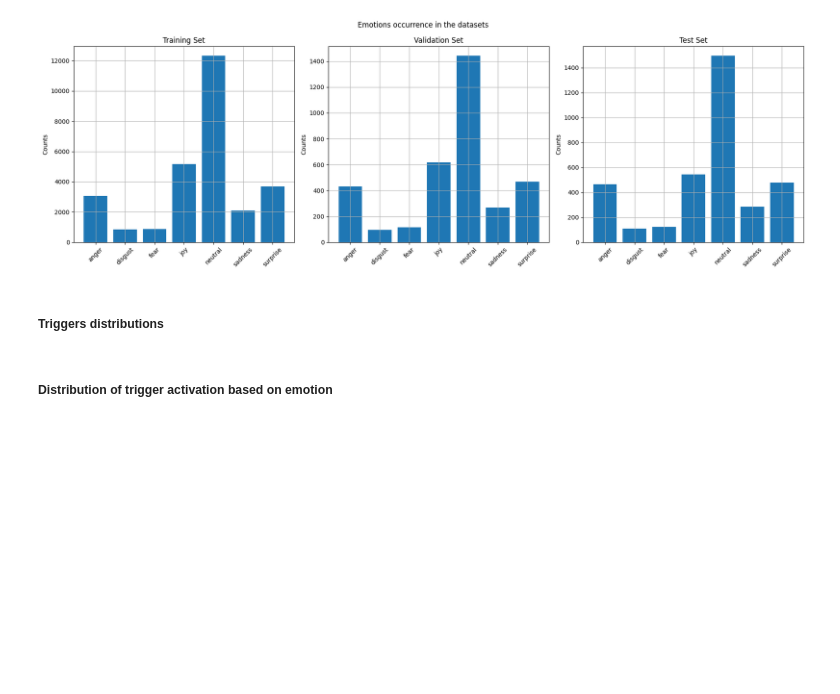
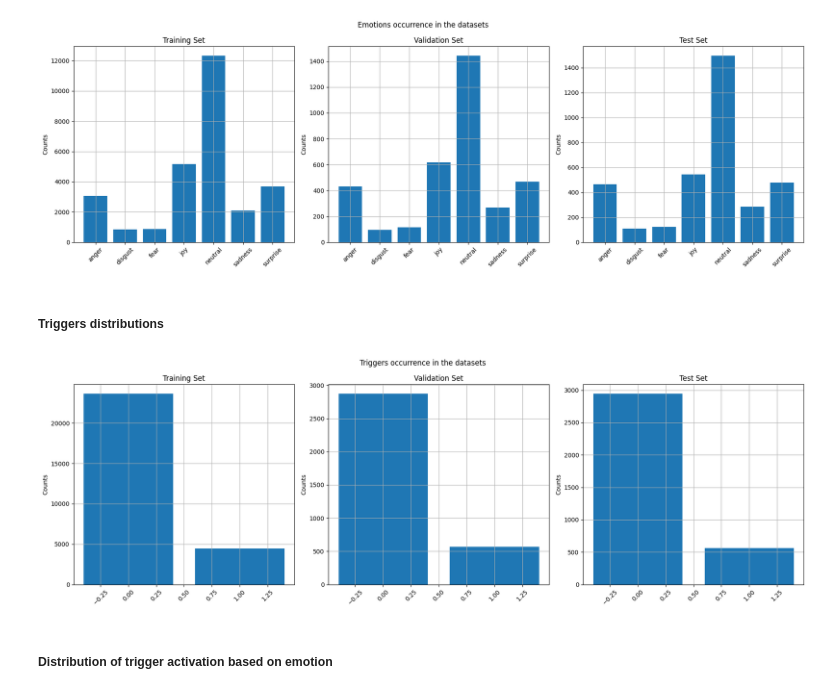
Before and after one commit to GianM0027/NLP-EFR-and-ERD-in-English-Conversations, a Jupyter notebook: main_notebook.ipynb, the cells around one changed output. Drawn from its saved outputs; the diff is of its cells as text; code cells hidden in the pictures; blank space fills up the shorter version.

```diff
--- a/main_notebook.ipynb
+++ b/main_notebook.ipynb
@@ -346,7 +346,9 @@ plot_emotion_distribution(train_df, val_df, test_df)
 # %% [markdown]
 ##### Triggers distributions
 # %%
-#todo plottare distribuzione dei trigger
+plot_emotion_distribution(train_df, val_df, test_df, column_name='triggers', title="Triggers occurrence in the datasets")
+# %% [output]
+[figure, added]
 # %% [markdown]
 ##### Distribution of trigger activation based on emotion
 # %%
```
Also changed, not shown: parts of 11 cells of this notebook, 5 other files.
